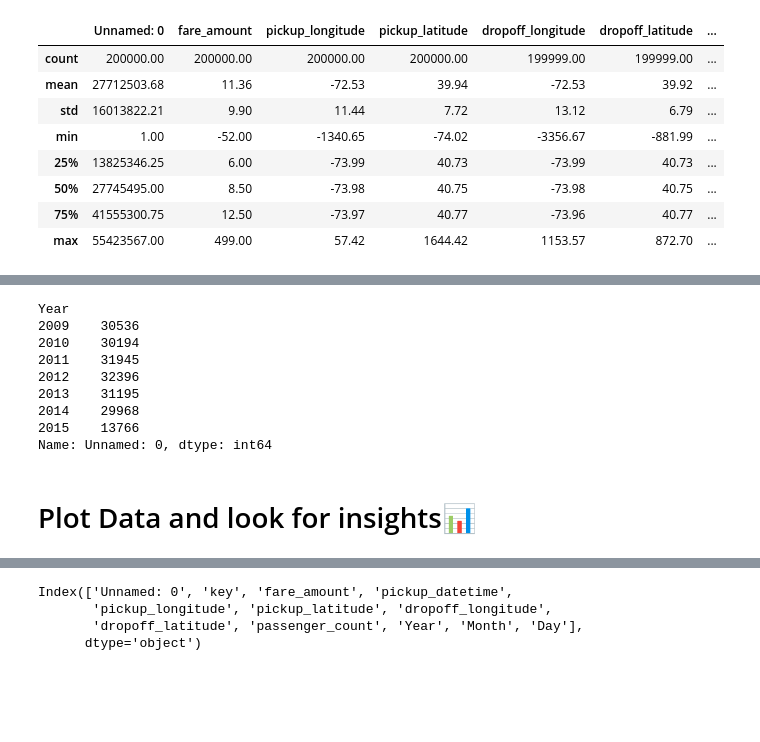
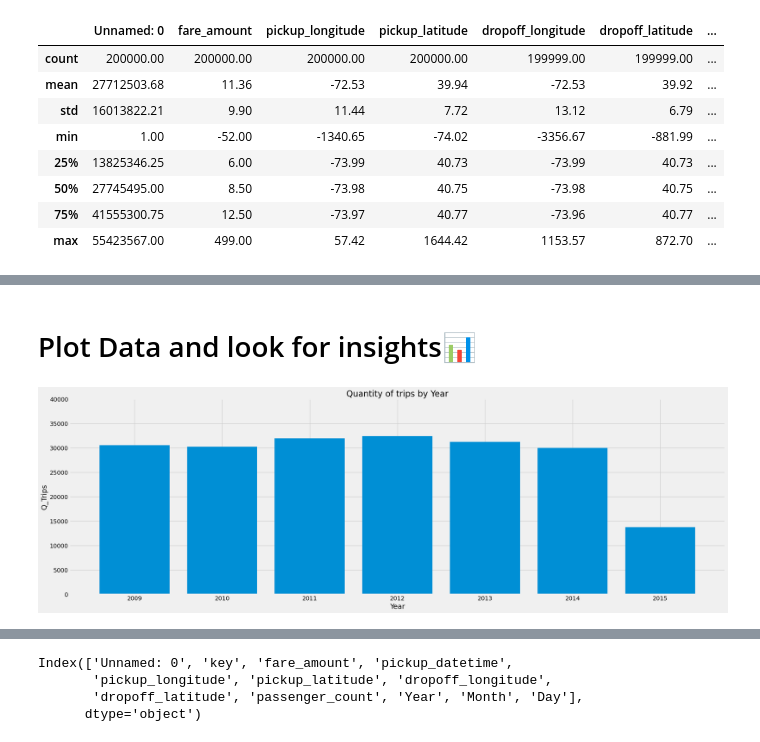
Before and after one commit to danielrodriguez007/Data_Analysis, a Jupyter notebook: Uber.ipynb, the cells around one changed output, grey strips where cells are left out. Saved outputs shown, nothing was run; the diff lists cells and outputs as text; code cells hidden in the pictures; blank space fills up the shorter version.

```diff
--- a/Uber.ipynb
+++ b/Uber.ipynb
@@ -77,6 +77,8 @@ data['pickup_datetime'] = pd.to_datetime(data['pickup_datetime'])
 data['Year'] = data['pickup_datetime'].apply(lambda x : x.year).astype(str)
 data['Month'] = data['pickup_datetime'].apply(lambda x : x.month).astype(str)
 data['Day'] = data['pickup_datetime'].apply(lambda x : x.day).astype(str)
+data['Hour'] = data['pickup_datetime'].apply(lambda x : x.hour).astype(str)
+
 
 data.head()
 # %% [output]
@@ -86,18 +88,11 @@ data.head()
 | 2 | 44984355 | 2009-08-24 21:45:00.00000061 | 12.9 | 2009-08-24 21:45:00+00:00 | -74.005043 | 40.740770 | ... |
 | 3 | 25894730 | 2009-06-26 08:22:21.0000001 | 5.3 | 2009-06-26 08:22:21+00:00 | -73.976124 | 40.790844 | ... |
 | 4 | 17610152 | 2014-08-28 17:47:00.000000188 | 16.0 | 2014-08-28 17:47:00+00:00 | -73.925023 | 40.744085 | ... |
-# %%
-data.groupby(['Year'])['Unnamed: 0'].count()
-# %% [output]
-Year
-2009    30536
-2010    30194
-2011    31945
-2012    32396
-2013    31195
-2014    29968
-2015    13766
-Name: Unnamed: 0, dtype: int64
+# %%
+data['Month'] =data['Month'].map({'5':'May', '7':'July', '8':'August', '6':'June',
+                                  '2':'February', '10':'October', '12':'December',
+                                  '3':'March', '4':'April', '9':'September',
+                                  '11':'November', '1':'January'})
 # %%
 df09 = data.query('Year=="2009"')
 df10 = data.query('Year=="2010"')
@@ -108,3 +103,15 @@ df14 = data.query('Year=="2014"')
 df15 = data.query('Year=="2015"')
 # %% [markdown]
 # Plot Data and look for insights📊
+# %%
+travels = data.groupby(['Year'])['Unnamed: 0'].count()
+
+plt.figure(figsize=(25,8))
+plt.bar(travels.index, travels.values,)
+plt.xlabel("Year")
+plt.ylabel("Q_Trips")
+plt.ylim(0,40000)
+plt.title("Quantity of trips by Year")
+plt.show()
+# %% [output]
+[figure, added]
```
Also changed, not shown: parts of 6 cells of this notebook.
